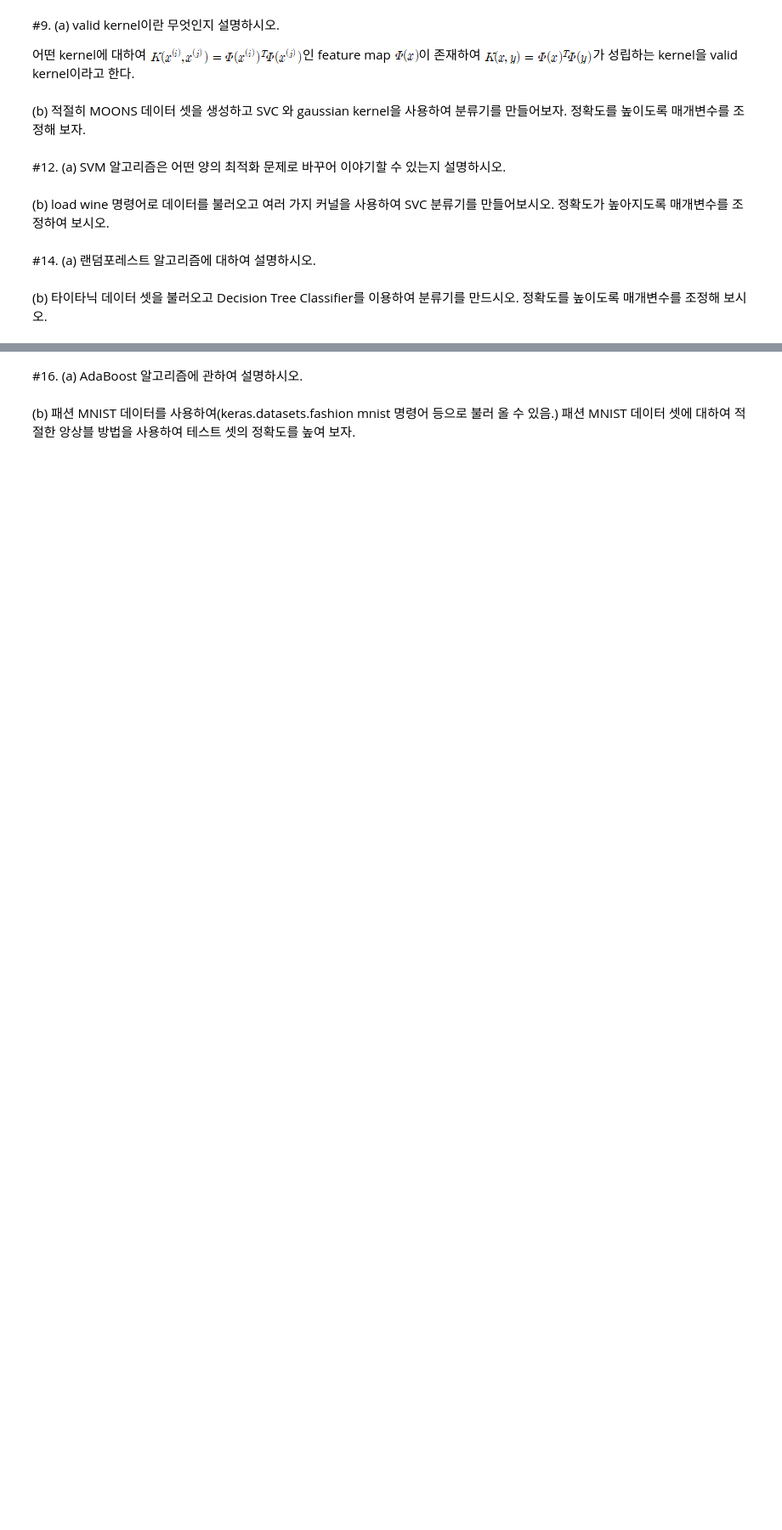
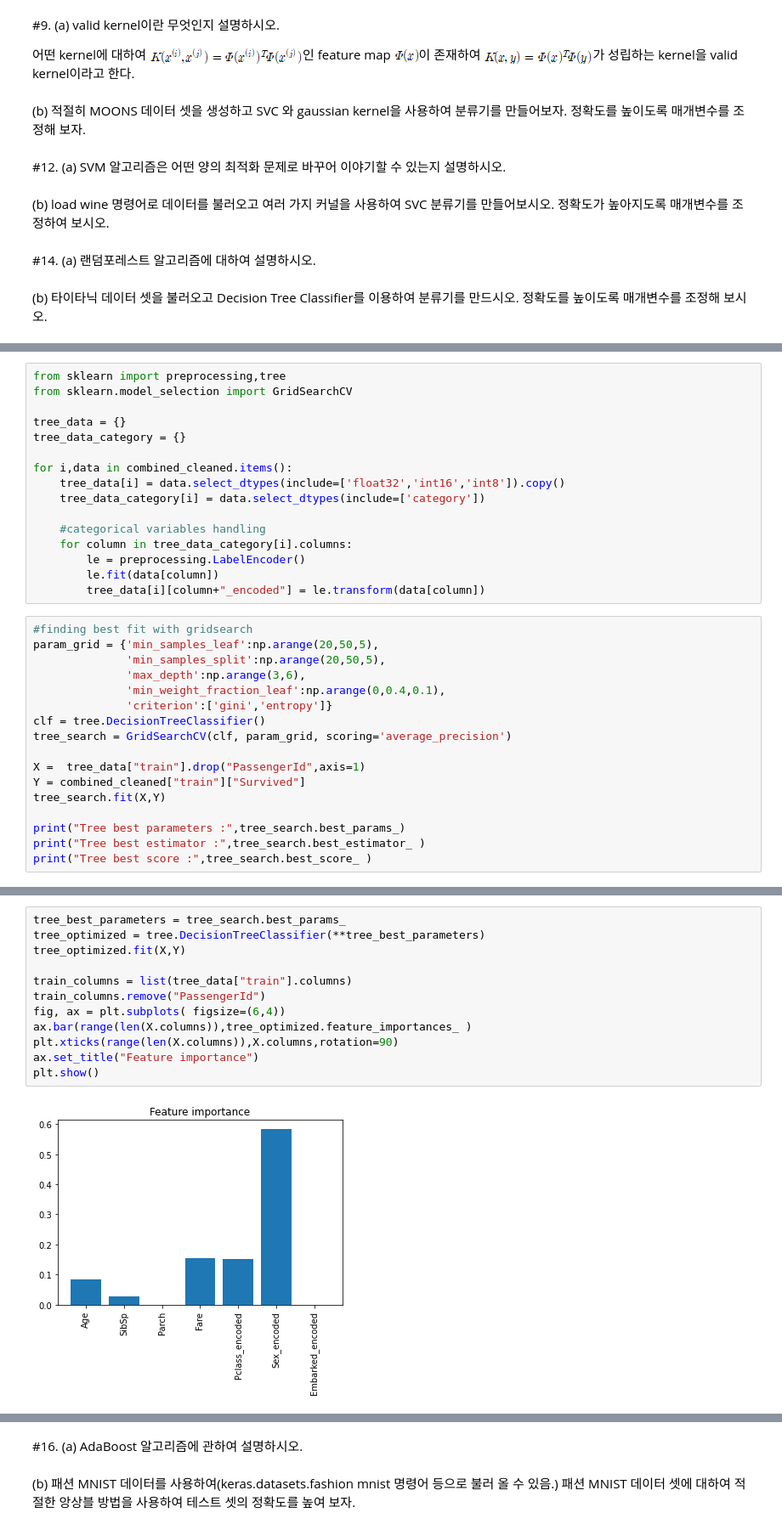
Before and after one commit to yoonyoung27/prac_python, a Jupyter notebook: final.ipynb, the cells around one changed output, grey strips where cells are left out. Shown at 85% size. Drawn from its saved outputs; the diff is of its cells as text; blank space fills up the shorter version.

```diff
--- a/final.ipynb
+++ b/final.ipynb
@@ -119,0 +289,33 @@ print(lasso_reg_0.score(X_test, y_test),
+# %%
+from sklearn import preprocessing,tree
+from sklearn.model_selection import GridSearchCV
+
+tree_data = {}
+tree_data_category = {}
+
+for i,data in combined_cleaned.items():
+    tree_data[i] = data.select_dtypes(include=['float32','int16','int8']).copy()
+    tree_data_category[i] = data.select_dtypes(include=['category'])
+
+    #categorical variables handling
+    for column in tree_data_category[i].columns:
+        le = preprocessing.LabelEncoder()
+        le.fit(data[column])
+        tree_data[i][column+"_encoded"] = le.transform(data[column])
+# %%
+#finding best fit with gridsearch
+param_grid = {'min_samples_leaf':np.arange(20,50,5),
+              'min_samples_split':np.arange(20,50,5),
+              'max_depth':np.arange(3,6),
+              'min_weight_fraction_leaf':np.arange(0,0.4,0.1),
+              'criterion':['gini','entropy']}
+clf = tree.DecisionTreeClassifier()
+tree_search = GridSearchCV(clf, param_grid, scoring='average_precision')
+
+X =  tree_data["train"].drop("PassengerId",axis=1)
+Y = combined_cleaned["train"]["Survived"]
+tree_search.fit(X,Y)
+
+print("Tree best parameters :",tree_search.best_params_)
+print("Tree best estimator :",tree_search.best_estimator_ )
+print("Tree best score :",tree_search.best_score_ )
@@ -119,0 +331,14 @@ print(lasso_reg_0.score(X_test, y_test),
+# %%
+tree_best_parameters = tree_search.best_params_
+tree_optimized = tree.DecisionTreeClassifier(**tree_best_parameters)
+tree_optimized.fit(X,Y)
+
+train_columns = list(tree_data["train"].columns)
+train_columns.remove("PassengerId")
+fig, ax = plt.subplots( figsize=(6,4))
+ax.bar(range(len(X.columns)),tree_optimized.feature_importances_ )
+plt.xticks(range(len(X.columns)),X.columns,rotation=90)
+ax.set_title("Feature importance")
+plt.show()
+# %% [output]
+[figure, added]
```
Also changed, not shown: parts of 27 cells of this notebook.
